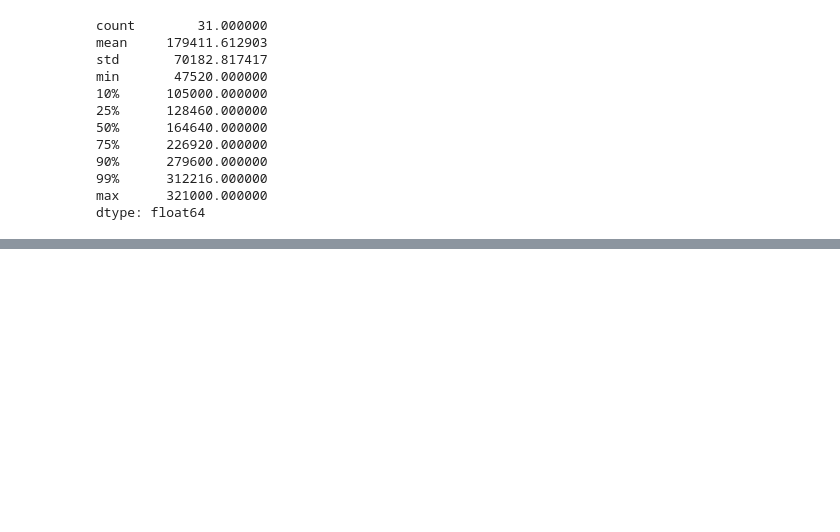
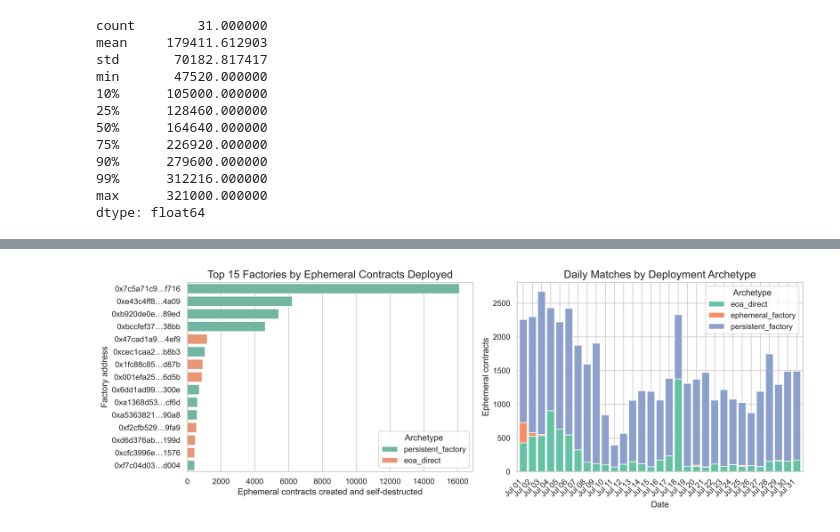
Before and after one commit to misilva73/evm-gas-repricings, a Jupyter notebook: notebooks/5.1-eip-6780-same-tx-create-selfdestruct.ipynb, the cells around one changed output, grey strips where cells are left out. Drawn from its saved outputs; the diff is of its cells as text; code cells hidden in the pictures; blank space fills up the shorter version.

```diff
--- a/notebooks/5.1-eip-6780-same-tx-create-selfdestruct.ipynb
+++ b/notebooks/5.1-eip-6780-same-tx-create-selfdestruct.ipynb
@@ -86,12 +86,24 @@ def fetch_selfdestruct_traces(engine, network, block_start, block_end):
 
 
 def fetch_contract_creations(engine, network, block_start, block_end):
-    """Pull contract creation records for a block range."""
+    """Pull contract creation records (with deployment attribution) for a block range.
+
+    `factory` is the address that executed the CREATE/CREATE2 (an EOA for a plain
+    deploy tx, otherwise the deploying contract); `deployer` is the transaction
+    sender. Section 6 uses both to attribute the pattern. `init_code` itself is
+    deliberately not selected — it is multi-KB per row across ~2M rows — so
+    `code_hash` (see the note in section 6.2) serves as its fingerprint and
+    `n_init_code_bytes` as its size.
+    """
     query = f"""
     SELECT
         block_number,
         transaction_hash,
-        contract_address
+        contract_address,
+        deployer,
+        factory,
+        n_init_code_bytes,
+        code_hash
     FROM default.canonical_execution_contracts
     WHERE meta_network_name = '{network}'
         AND block_number BETWEEN {block_start} AND {block_end}
@@ -157,6 +169,10 @@ same_tx_df = (
             "destroyed_address",
             "beneficiary_address",
             "value_wei",
+            "deployer",
+            "factory",
+            "n_init_code_bytes",
+            "code_hash",
         ]
     ]
     .rename(columns={"destroyed_address": "address"})
@@ -294,0 +472,37 @@ dtype: float64
+# %%
+top_factories = factory_leaderboard.head(15).reset_index()
+top_factories["factory_short"] = (
+    top_factories["factory"].str[:10] + "…" + top_factories["factory"].str[-4:]
+)
+
+fig, axes = plt.subplots(1, 2, figsize=(14, 5))
+
+sns.barplot(
+    data=top_factories,
+    y="factory_short",
+    x="contracts",
+    hue="archetype",
+    dodge=False,
+    ax=axes[0],
+)
+axes[0].set_title("Top 15 Factories by Ephemeral Contracts Deployed")
+axes[0].set_xlabel("Ephemeral contracts created and self-destructed")
+axes[0].set_ylabel("Factory address")
+axes[0].legend(title="Archetype", loc="lower right")
+
+archetype_daily = (
+    same_tx_df.groupby(["date", "archetype"]).size().unstack(fill_value=0).sort_index()
+)
+archetype_daily.plot(kind="bar", stacked=True, width=0.85, ax=axes[1])
+axes[1].set_title("Daily Matches by Deployment Archetype")
+axes[1].set_xlabel("Date")
+axes[1].set_ylabel("Ephemeral contracts")
+axes[1].set_xticklabels(
+    [d.strftime("%b %d") for d in archetype_daily.index], rotation=45, ha="right"
+)
+axes[1].legend(title="Archetype")
+
+plt.tight_layout()
+plt.show()
+# %% [output]
+[figure, added]
```
Also changed, not shown: parts of 12 cells of this notebook.
